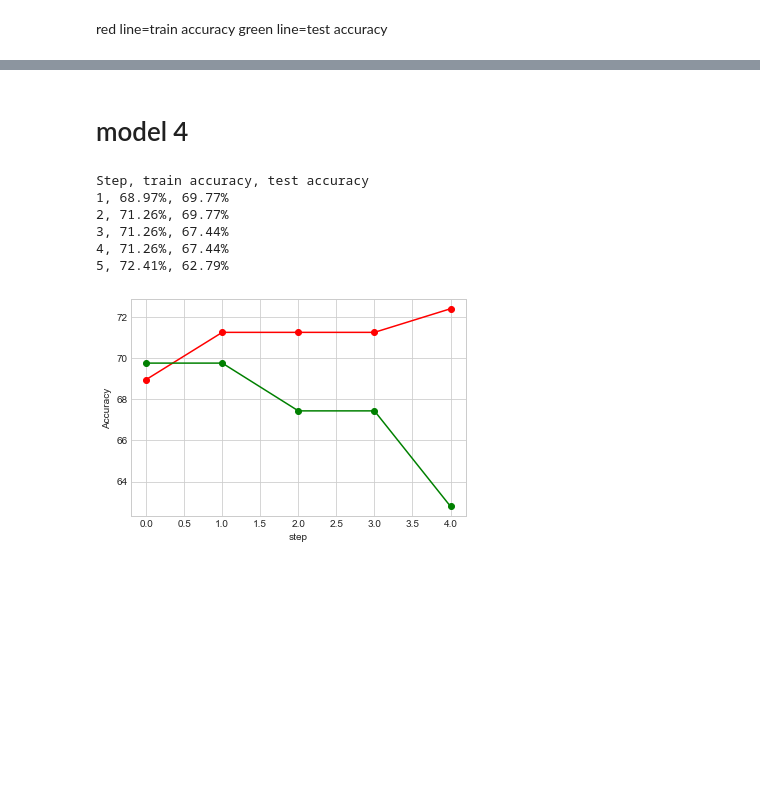
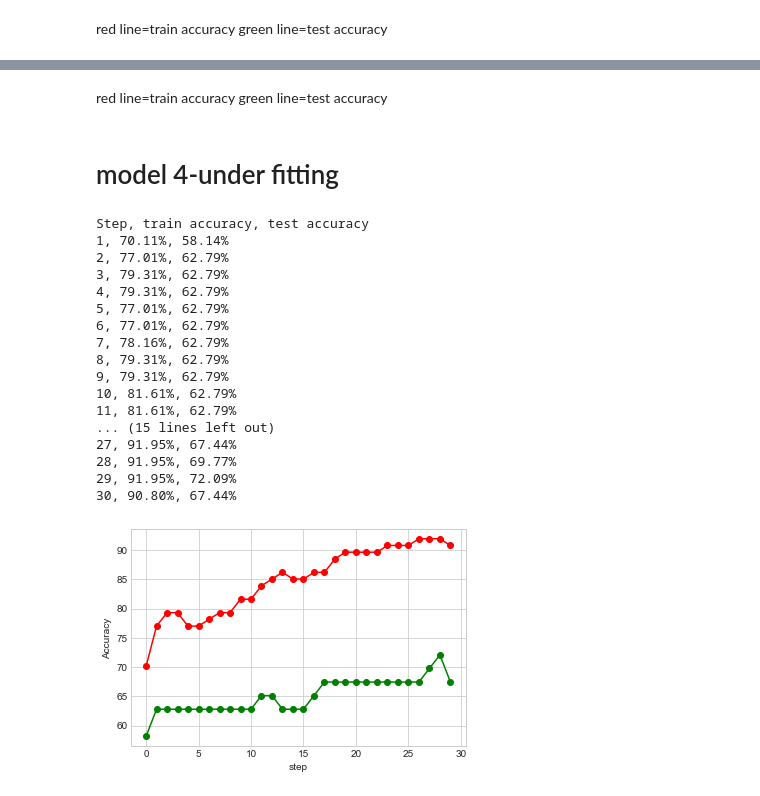
Before and after one commit to ozklingel/election, a Jupyter notebook: election-pred.ipynb, the cells around one changed output, grey strips where cells are left out. Saved outputs shown, nothing was run; the diff lists cells and outputs as text; code cells hidden in the pictures; blank space fills up the shorter version.

```diff
--- a/election-pred.ipynb
+++ b/election-pred.ipynb
@@ -35,7 +35,7 @@ max1=[]
 # %% [markdown]
 # slice data
 # %%
-def load_iris_data():
+def load_data():
 
     data=input_data.iloc[:200, 3:21] # all rows, all the features and no labels
     target = input_data.iloc[:200, 22]  # all rows, label only
@@ -60,7 +60,7 @@ def forward_propagation(X, weights_1, weights_2):
     return y
 
 def run(h_size, stddev, sgd_step):
-    train_x, test_x, train_y, test_y = load_iris_data()
+    train_x, test_x, train_y, test_y = load_data()
 
     # Size of Layers
     x_size = train_x.shape[1]  # Input nodes: 23 features and 1 bias
@@ -82,7 +82,7 @@ def run(h_size, stddev, sgd_step):
     sess = tf.Session()
     # init = tf.global_variables_initializer()
     init = tf.initialize_all_variables()
-    steps = 20
+    steps = 30
     sess.run(init)
     x  = np.arange(steps)
     test_acc = []
@@ -109,7 +109,16 @@ def run(h_size, stddev, sgd_step):
     title = "Steps vs Accuracy-No of hidden nodes: " + str(h_size) + ", sgd step:" + str(sgd_step) +             ", std dev:" + str(stddev)
     label = ['Test Accuracy', 'Train Accuracy']
     sess.close()
+    import matplotlib.pyplot as plt
+    plt.style.use('seaborn-whitegrid')
 
+    plt.plot(x, train_acc, '-ok', color='red');
+
+    plt.style.use('seaborn-whitegrid')
+
+    plt.plot(x, test_acc, '-ok', color='green');
+    plt.xlabel("step")
+    plt.ylabel("Accuracy");
     max1.append(max(test_acc))
 
 def main():
@@ -351,5 +385,8 @@ green line=test accuracy
+# %% [markdown]
+red line=train accuracy
+green line=test accuracy
 # %% [markdown]
-# model 4
+# model 4-under fitting
 # %%
 def load_iris_data():
 
@@ -399,7 +436,7 @@ def run(h_size, stddev, sgd_step):
     sess = tf.Session()
     # init = tf.global_variables_initializer()
     init = tf.initialize_all_variables()
-    steps = 5
+    steps = 30
     sess.run(init)
     x  = np.arange(steps)
     test_acc = []
@@ -420,39 +457,50 @@ def run(h_size, stddev, sgd_step):
         #x.append(step)
         test_acc.append(100. * test_accuracy)
         train_acc.append(100. * train_accuracy)
 
     t = [np.array(test_acc)]
     t.append(train_acc)
     title = "Steps vs Accuracy-No of hidden nodes: " + str(h_size) + ", sgd step:" + str(sgd_step) +             ", std dev:" + str(stddev)
     label = ['Test Accuracy', 'Train Accuracy']
     sess.close()
     import matplotlib.pyplot as plt
     plt.style.use('seaborn-whitegrid')
 
     plt.plot(x, train_acc, '-ok', color='red');
 
     plt.style.use('seaborn-whitegrid')
 
     plt.plot(x, test_acc, '-ok', color='green');
     plt.xlabel("step")
     plt.ylabel("Accuracy");
 
     max1.append(max(test_acc))
 
 def main():
     run(80,0.1,0.001)
 
 
 if __name__ == '__main__':
     main()
 # %% [output]
 Step, train accuracy, test accuracy
-1, 68.97%, 69.77%
-2, 71.26%, 69.77%
-3, 71.26%, 67.44%
-4, 71.26%, 67.44%
-5, 72.41%, 62.79%
+1, 70.11%, 58.14%
+2, 77.01%, 62.79%
+3, 79.31%, 62.79%
+4, 79.31%, 62.79%
+5, 77.01%, 62.79%
+6, 77.01%, 62.79%
+7, 78.16%, 62.79%
+8, 79.31%, 62.79%
+9, 79.31%, 62.79%
+10, 81.61%, 62.79%
+11, 81.61%, 62.79%
+... (15 lines left out)
+27, 91.95%, 67.44%
+28, 91.95%, 69.77%
+29, 91.95%, 72.09%
+30, 90.80%, 67.44%
-[figure, old version]
+[figure, new version]
 # %%
 
 import matplotlib.pyplot as plt
```
Also changed, not shown: parts of 12 cells of this notebook, 1 other file.
